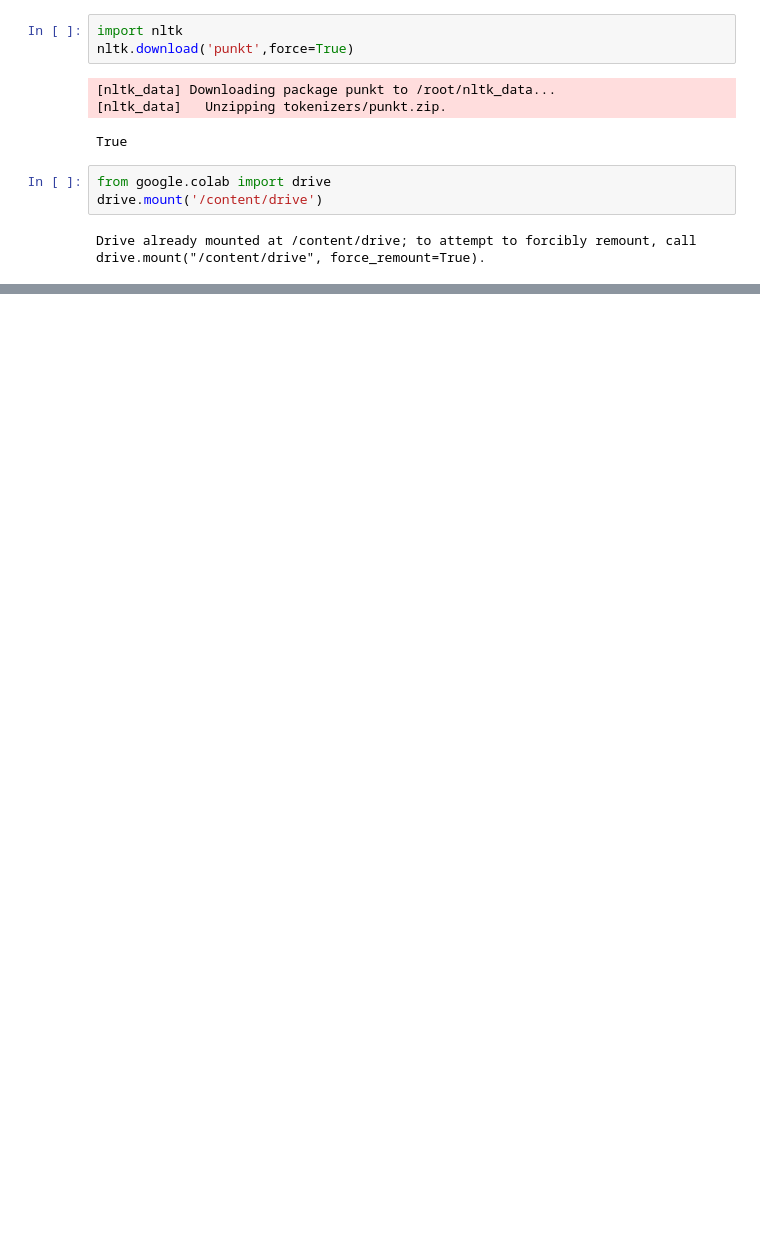
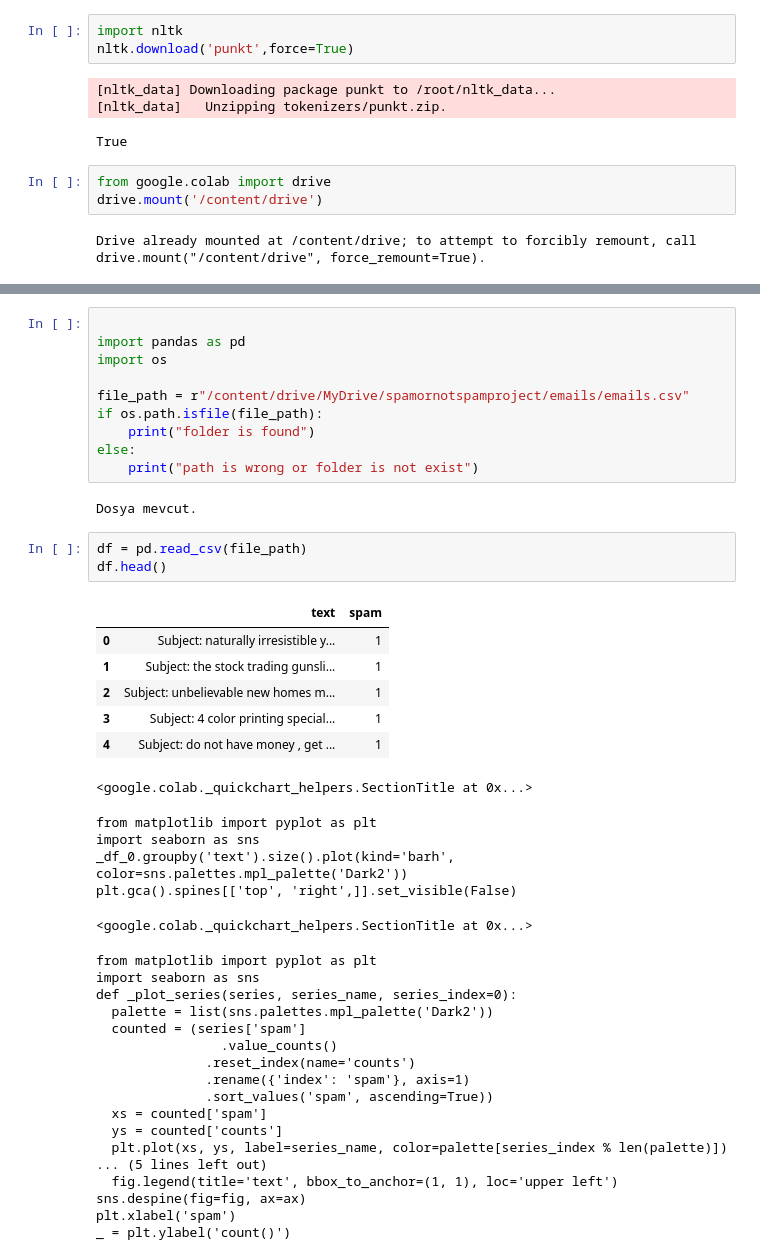
Before and after one commit to bilgekagansenol/SpamornotSpamproject, a Jupyter notebook: spamornotspam.ipynb, the cells around one changed output, grey strips where cells are left out. Drawn from its saved outputs; the diff is of its cells as text; blank space fills up the shorter version.

Commit message:
Update spamornotspam.ipynb
file replacement

```diff
--- a/spamornotspam.ipynb
+++ b/spamornotspam.ipynb
@@ -28,0 +13,45 @@ emails.csv
+# %%
+
+import pandas as pd
+import os
+
+file_path = r"/content/drive/MyDrive/spamornotspamproject/emails/emails.csv"
+if os.path.isfile(file_path):
+    print("folder is found")
+else:
+    print("path is wrong or folder is not exist")
+# %% [output]
+Dosya mevcut.
+# %%
+df = pd.read_csv(file_path)
+df.head()
+# %% [output]
+|  | text | spam |
+| 0 | Subject: naturally irresistible y... | 1 |
+| 1 | Subject: the stock trading gunsli... | 1 |
+| 2 | Subject: unbelievable new homes m... | 1 |
+| 3 | Subject: 4 color printing special... | 1 |
+| 4 | Subject: do not have money , get ... | 1 |
+<google.colab._quickchart_helpers.SectionTitle at 0x...>
+from matplotlib import pyplot as plt
+import seaborn as sns
+_df_0.groupby('text').size().plot(kind='barh', color=sns.palettes.mpl_palette('Dark2'))
+plt.gca().spines[['top', 'right',]].set_visible(False)
+<google.colab._quickchart_helpers.SectionTitle at 0x...>
+from matplotlib import pyplot as plt
+import seaborn as sns
+def _plot_series(series, series_name, series_index=0):
+  palette = list(sns.palettes.mpl_palette('Dark2'))
+  counted = (series['spam']
+                .value_counts()
+              .reset_index(name='counts')
+              .rename({'index': 'spam'}, axis=1)
+              .sort_values('spam', ascending=True))
+  xs = counted['spam']
+  ys = counted['counts']
+  plt.plot(xs, ys, label=series_name, color=palette[series_index % len(palette)])
+... (5 lines left out)
+  fig.legend(title='text', bbox_to_anchor=(1, 1), loc='upper left')
+sns.despine(fig=fig, ax=ax)
+plt.xlabel('spam')
+_ = plt.ylabel('count()')
```
Also changed, not shown: parts of 7 cells of this notebook.
